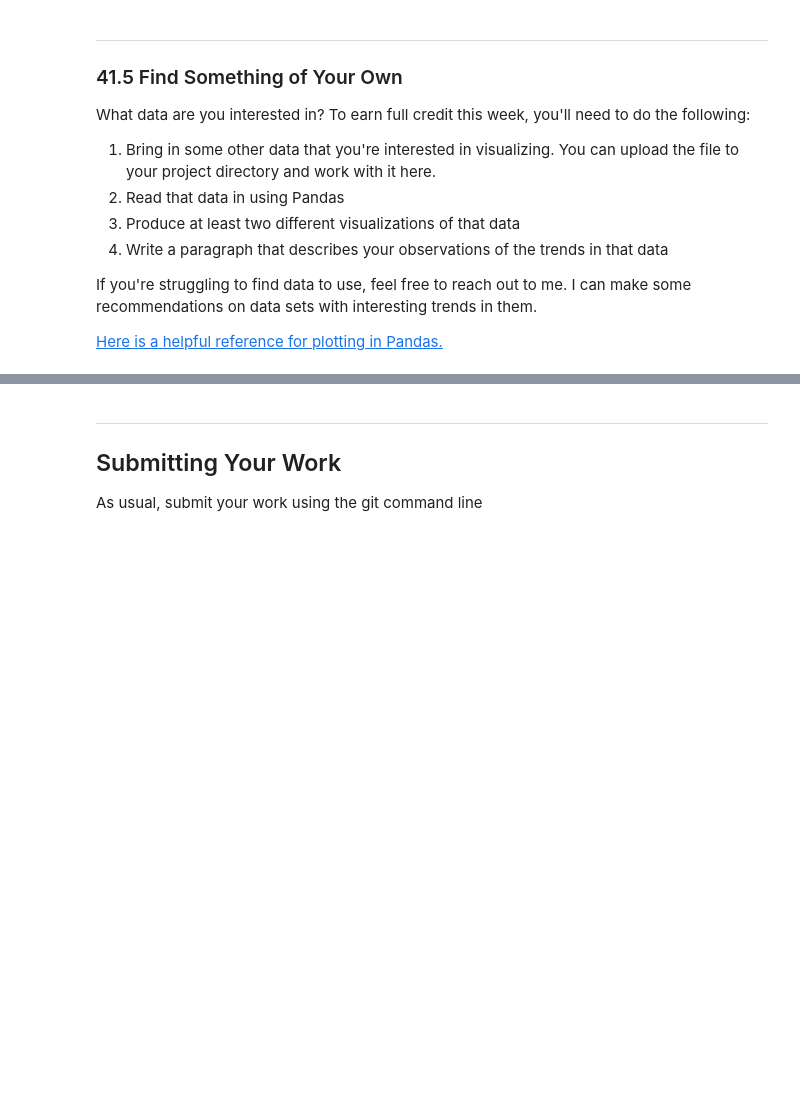
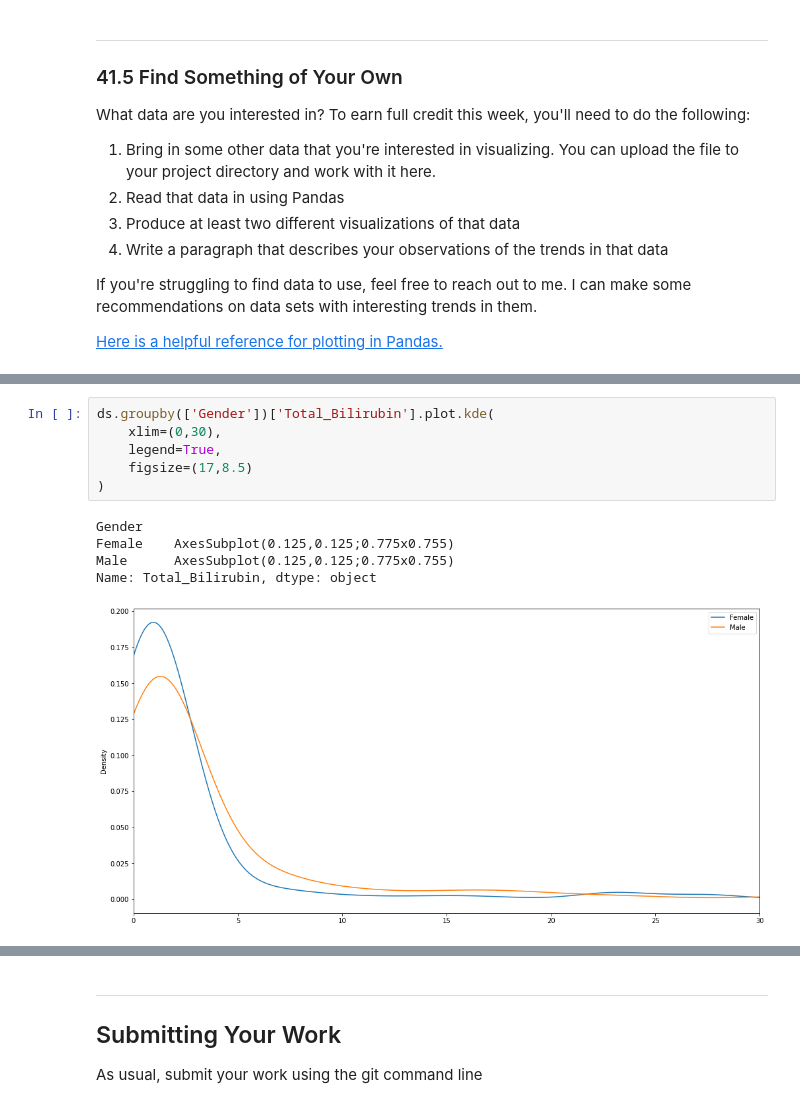
Before and after one commit to athangallapelli/hds5210-2022, a Jupyter notebook: week09/week09_assignment_2.ipynb, the cells around one changed output, grey strips where cells are left out. Drawn from its saved outputs; the diff is of its cells as text; blank space fills up the shorter version.

```diff
--- a/week09/week09_assignment_2.ipynb
+++ b/week09/week09_assignment_2.ipynb
@@ -236,0 +303,12 @@ _Double-click this text and then edit it to put in your observations_
+# %%
+ds.groupby(['Gender'])['Total_Bilirubin'].plot.kde(
+    xlim=(0,30),
+    legend=True,
+    figsize=(17,8.5)
+)
+# %% [output]
+Gender
+Female    AxesSubplot(0.125,0.125;0.775x0.755)
+Male      AxesSubplot(0.125,0.125;0.775x0.755)
+Name: Total_Bilirubin, dtype: object
+[figure, added]
```
Also changed, not shown: parts of 23 cells of this notebook.
